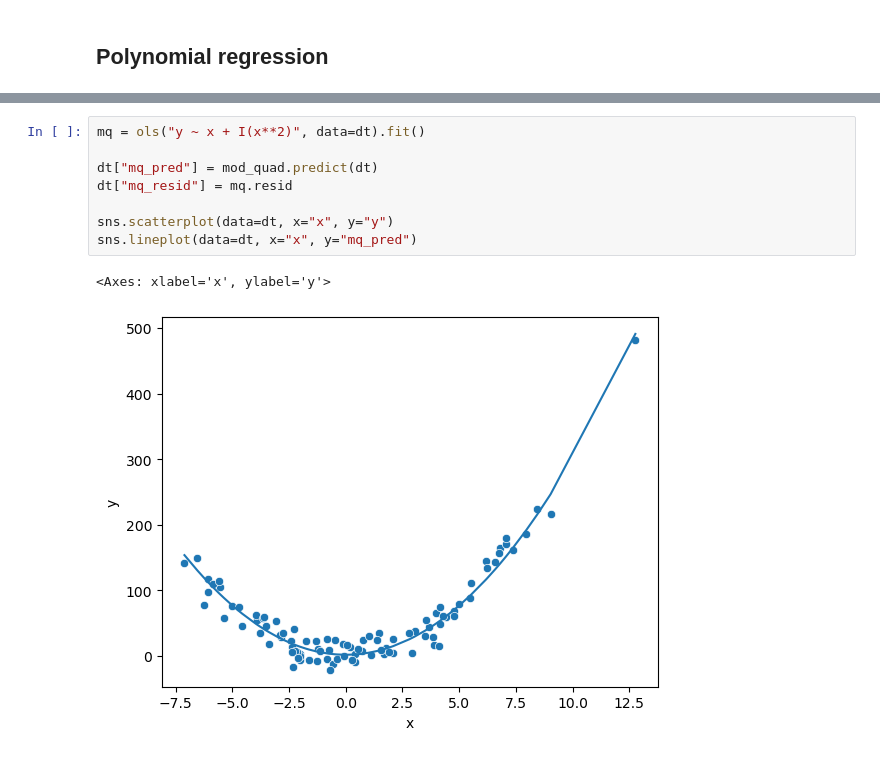
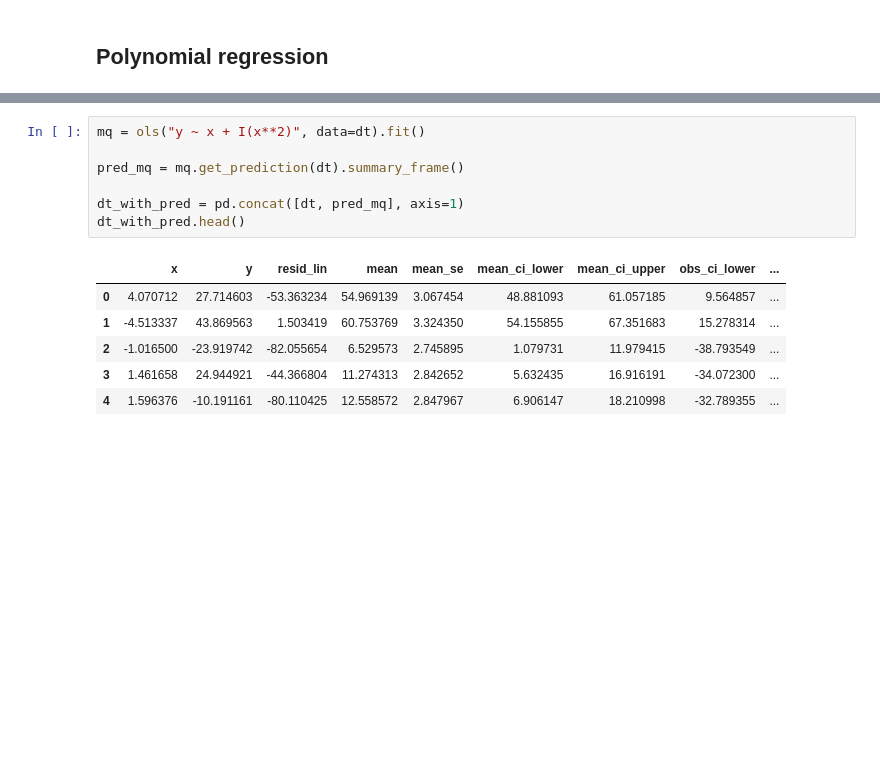
Before and after one commit to febse/econ2024-de, a Jupyter notebook: 07-NL.ipynb, the cells around one changed output, grey strips where cells are left out. Drawn from its saved outputs; the diff is of its cells as text; blank space fills up the shorter version.

```diff
--- a/07-NL.ipynb
+++ b/07-NL.ipynb
@@ -231,11 +294,14 @@ sns.lmplot(data=dt, x="x", y="resid_lin")
-# %%
-mq = ols("y ~ x + I(x**2)", data=dt).fit()
-
-dt["mq_pred"] = mod_quad.predict(dt)
-dt["mq_resid"] = mq.resid
-
-sns.scatterplot(data=dt, x="x", y="y")
-sns.lineplot(data=dt, x="x", y="mq_pred")
-# %% [output]
-<Axes: xlabel='x', ylabel='y'>
-[figure, removed]
+# %%
+mq = ols("y ~ x + I(x**2)", data=dt).fit()
+
+pred_mq = mq.get_prediction(dt).summary_frame()
+
+dt_with_pred = pd.concat([dt, pred_mq], axis=1)
+dt_with_pred.head()
+# %% [output]
+|  | x | y | resid_lin | mean | mean_se | mean_ci_lower | mean_ci_upper | obs_ci_lower | ... |
+| 0 | 4.070712 | 27.714603 | -53.363234 | 54.969139 | 3.067454 | 48.881093 | 61.057185 | 9.564857 | ... |
+| 1 | -4.513337 | 43.869563 | 1.503419 | 60.753769 | 3.324350 | 54.155855 | 67.351683 | 15.278314 | ... |
+| 2 | -1.016500 | -23.919742 | -82.055654 | 6.529573 | 2.745895 | 1.079731 | 11.979415 | -38.793549 | ... |
+| 3 | 1.461658 | 24.944921 | -44.366804 | 11.274313 | 2.842652 | 5.632435 | 16.916191 | -34.072300 | ... |
+| 4 | 1.596376 | -10.191161 | -80.110425 | 12.558572 | 2.847967 | 6.906147 | 18.210998 | -32.789355 | ... |
```
Also changed, not shown: parts of 10 cells of this notebook, 7 other files.
